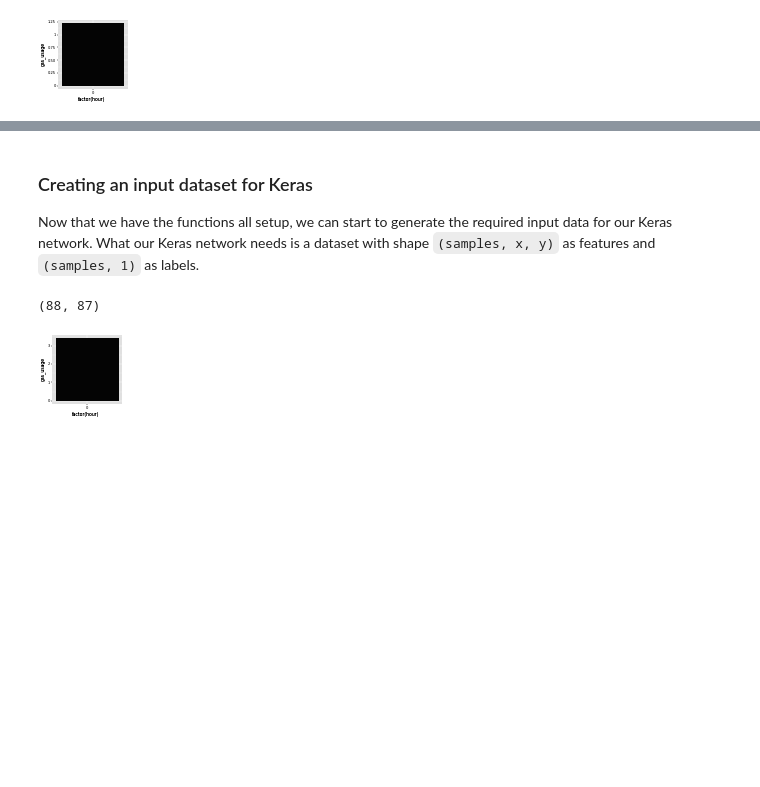
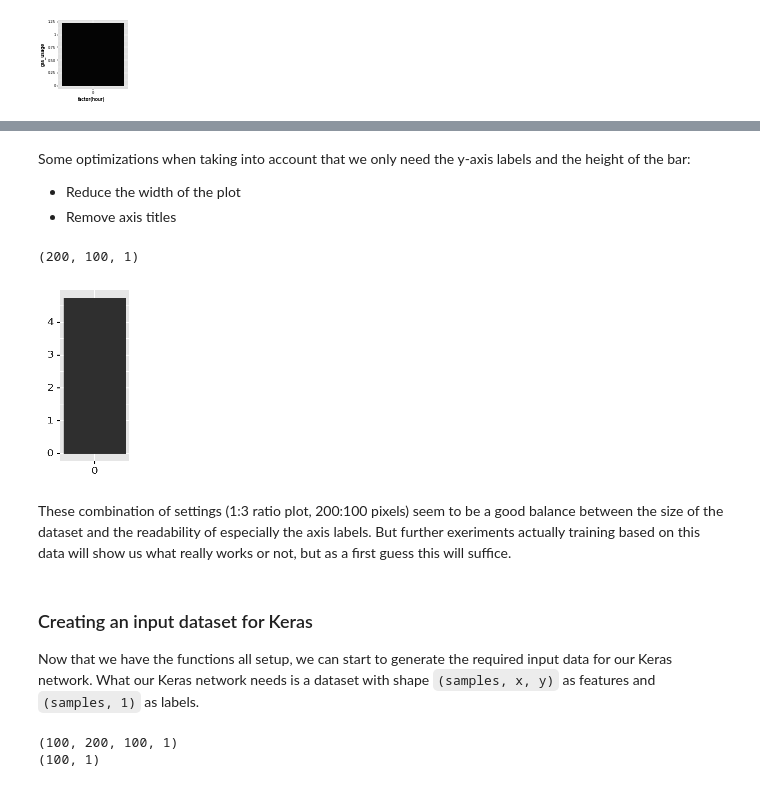
Before and after one commit to PaulHiemstra/extract_number_graph_article, a Jupyter notebook: lab_book.ipynb, the cells around one changed output, grey strips where cells are left out. Saved outputs shown, nothing was run; the diff lists cells and outputs as text; code cells hidden in the pictures; blank space fills up the shorter version.

```diff
--- a/lab_book.ipynb
+++ b/lab_book.ipynb
@@ -157,12 +217,24 @@ The x,y shapes change in the snippet above.
+# %% [markdown]
+Some optimizations when taking into account that we only need the y-axis labels and the height of the bar:
+
+- Reduce the width of the plot
+- Remove axis titles
+# %%
+from support_functions import create_feature_label_pair
+from plotnine import element_blank
+from tensorflow.keras.utils import array_to_img
+
+label, plot, features = create_feature_label_pair(1, grayscale=True,
+    resize_to=(200, 100),
+    ggsave_args={'dpi': 300, 'verbose': False},
+    ggtheme_args={'figure_size': (1,3), 'axis_title': element_blank()})
+print(features.shape)
+array_to_img(features)
+# %% [output]
+(200, 100, 1)
+[figure, added]
+# %% [markdown]
+These combination of settings (1:3 ratio plot, 200:100 pixels) seem to be a good balance between the size of the dataset and the readability of especially the axis labels. But further exeriments actually training based on this data will show us what really works or not, but as a first guess this will suffice.
 # %% [markdown]
 ### Creating an input dataset for Keras
 Now that we have the functions all setup, we can start to generate the required input data for our Keras network. What our Keras network needs is a dataset with shape `(samples, x, y)` as features and `(samples, 1)` as labels.
-# %%
-from support_functions import create_feature_label_pair, plot_image_array
-
-label, plot, features = create_feature_label_pair(1, grayscale=True, ggsave_args={'width': 3, 'height': 3, 'dpi': 30})
-print(features.shape)
-plot_image_array(features)
-# %% [output]
-(88, 87)
-[figure, removed]
@@ -168,0 +259,6 @@ plot_image_array(features)
+# %%
+print(features.shape)
+print(labels.shape)
+# %% [output]
+(100, 200, 100, 1)
+(100, 1)
```
Also changed, not shown: parts of 12 cells of this notebook, 1 other file.
